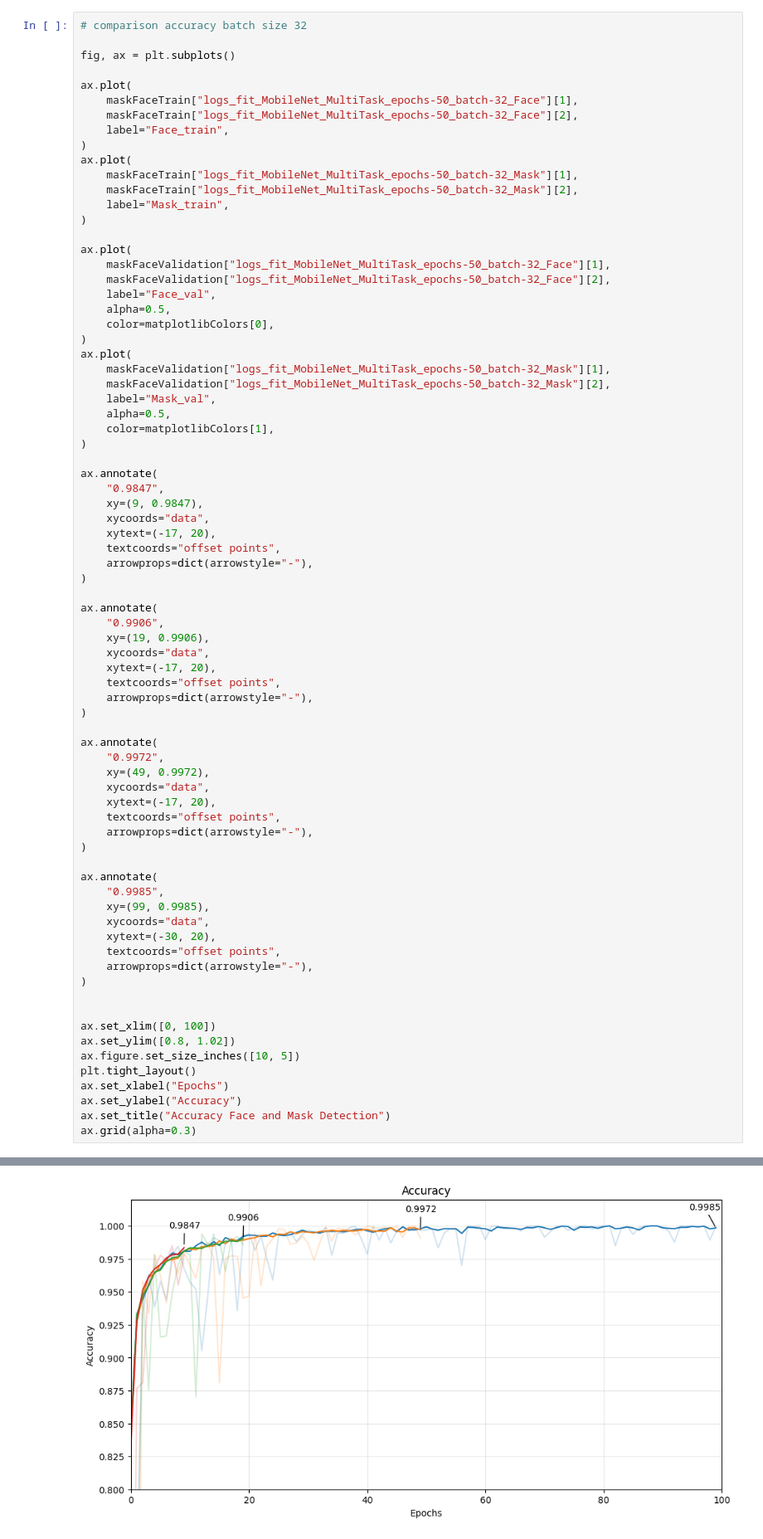
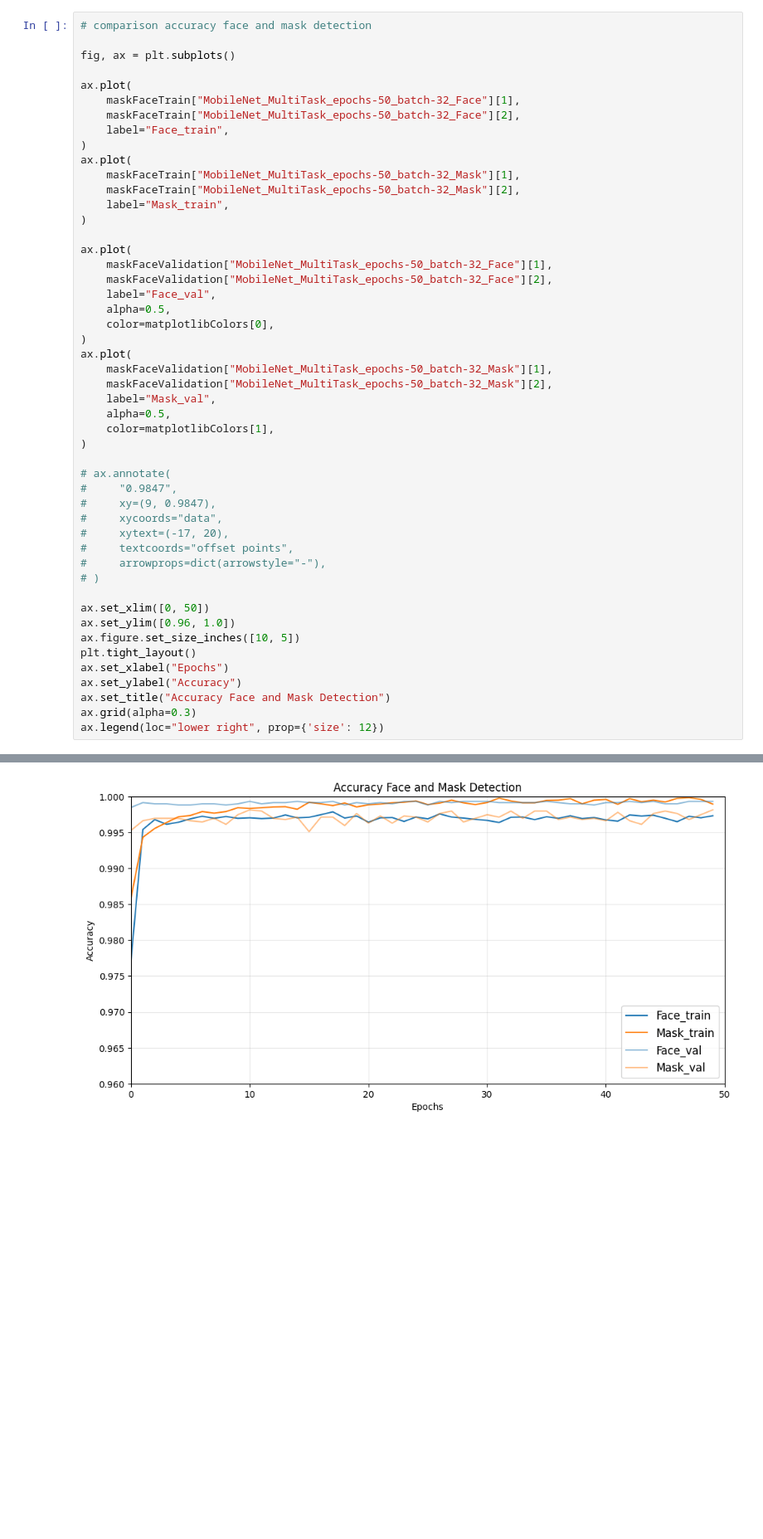
Before and after one commit to TheisNiklas/FHBI-Master-ComputerVision-M3, a Jupyter notebook: src/CreateGraphs.ipynb, the cells around one changed output, grey strips where cells are left out. Shown at 83% size. Saved outputs shown, nothing was run; the diff lists cells and outputs as text; blank space fills up the shorter version.

```diff
--- a/src/CreateGraphs.ipynb
+++ b/src/CreateGraphs.ipynb
@@ -31,77 +43,50 @@ for jsonLogFile in jsonLogFilesMaskFace:
 # %%
-# comparison accuracy batch size 32
+# comparison accuracy face and mask detection
 
 fig, ax = plt.subplots()
 
 ax.plot(
-    maskFaceTrain["logs_fit_MobileNet_MultiTask_epochs-50_batch-32_Face"][1],
-    maskFaceTrain["logs_fit_MobileNet_MultiTask_epochs-50_batch-32_Face"][2],
+    maskFaceTrain["MobileNet_MultiTask_epochs-50_batch-32_Face"][1],
+    maskFaceTrain["MobileNet_MultiTask_epochs-50_batch-32_Face"][2],
     label="Face_train",
 )
 ax.plot(
-    maskFaceTrain["logs_fit_MobileNet_MultiTask_epochs-50_batch-32_Mask"][1],
-    maskFaceTrain["logs_fit_MobileNet_MultiTask_epochs-50_batch-32_Mask"][2],
+    maskFaceTrain["MobileNet_MultiTask_epochs-50_batch-32_Mask"][1],
+    maskFaceTrain["MobileNet_MultiTask_epochs-50_batch-32_Mask"][2],
     label="Mask_train",
 )
 
 ax.plot(
-    maskFaceValidation["logs_fit_MobileNet_MultiTask_epochs-50_batch-32_Face"][1],
-    maskFaceValidation["logs_fit_MobileNet_MultiTask_epochs-50_batch-32_Face"][2],
+    maskFaceValidation["MobileNet_MultiTask_epochs-50_batch-32_Face"][1],
+    maskFaceValidation["MobileNet_MultiTask_epochs-50_batch-32_Face"][2],
     label="Face_val",
     alpha=0.5,
     color=matplotlibColors[0],
 )
 ax.plot(
-    maskFaceValidation["logs_fit_MobileNet_MultiTask_epochs-50_batch-32_Mask"][1],
-    maskFaceValidation["logs_fit_MobileNet_MultiTask_epochs-50_batch-32_Mask"][2],
+    maskFaceValidation["MobileNet_MultiTask_epochs-50_batch-32_Mask"][1],
+    maskFaceValidation["MobileNet_MultiTask_epochs-50_batch-32_Mask"][2],
     label="Mask_val",
     alpha=0.5,
     color=matplotlibColors[1],
 )
 
-ax.annotate(
-    "0.9847",
-    xy=(9, 0.9847),
-    xycoords="data",
-    xytext=(-17, 20),
-    textcoords="offset points",
-    arrowprops=dict(arrowstyle="-"),
-)
+# ax.annotate(
+#     "0.9847",
+#     xy=(9, 0.9847),
+#     xycoords="data",
+#     xytext=(-17, 20),
+#     textcoords="offset points",
+#     arrowprops=dict(arrowstyle="-"),
+# )
 
-ax.annotate(
-    "0.9906",
-    xy=(19, 0.9906),
-    xycoords="data",
-    xytext=(-17, 20),
-    textcoords="offset points",
-    arrowprops=dict(arrowstyle="-"),
-)
-
-ax.annotate(
-    "0.9972",
-    xy=(49, 0.9972),
-    xycoords="data",
-    xytext=(-17, 20),
-    textcoords="offset points",
-    arrowprops=dict(arrowstyle="-"),
-)
-
-ax.annotate(
-    "0.9985",
-    xy=(99, 0.9985),
-    xycoords="data",
-    xytext=(-30, 20),
-    textcoords="offset points",
-    arrowprops=dict(arrowstyle="-"),
-)
-
-
-ax.set_xlim([0, 100])
-ax.set_ylim([0.8, 1.02])
+ax.set_xlim([0, 50])
+ax.set_ylim([0.96, 1.0])
 ax.figure.set_size_inches([10, 5])
 plt.tight_layout()
 ax.set_xlabel("Epochs")
 ax.set_ylabel("Accuracy")
 ax.set_title("Accuracy Face and Mask Detection")
 ax.grid(alpha=0.3)
+ax.legend(loc="lower right", prop={'size': 12})
 # %% [output]
@@ -108 +94 @@ ax.grid(alpha=0.3)
-[figure, old version]
+[figure, new version]
```
Also changed, not shown: parts of 17 cells of this notebook, 39 other files.
